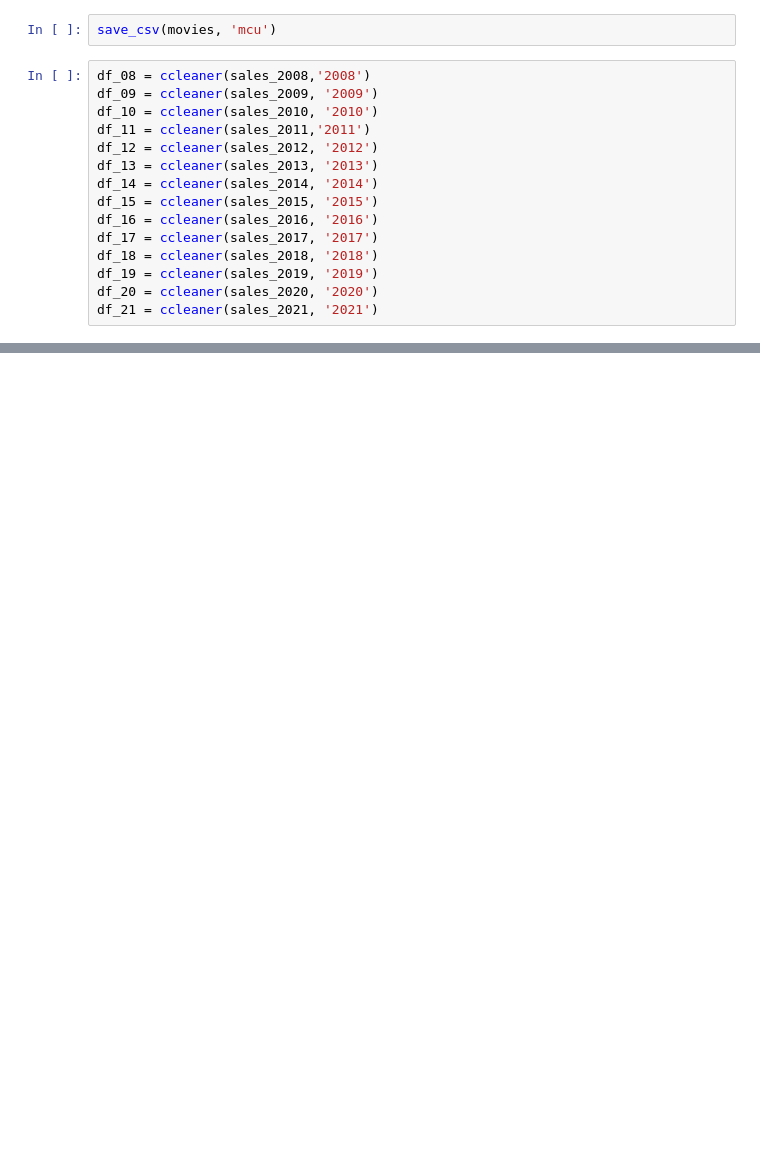
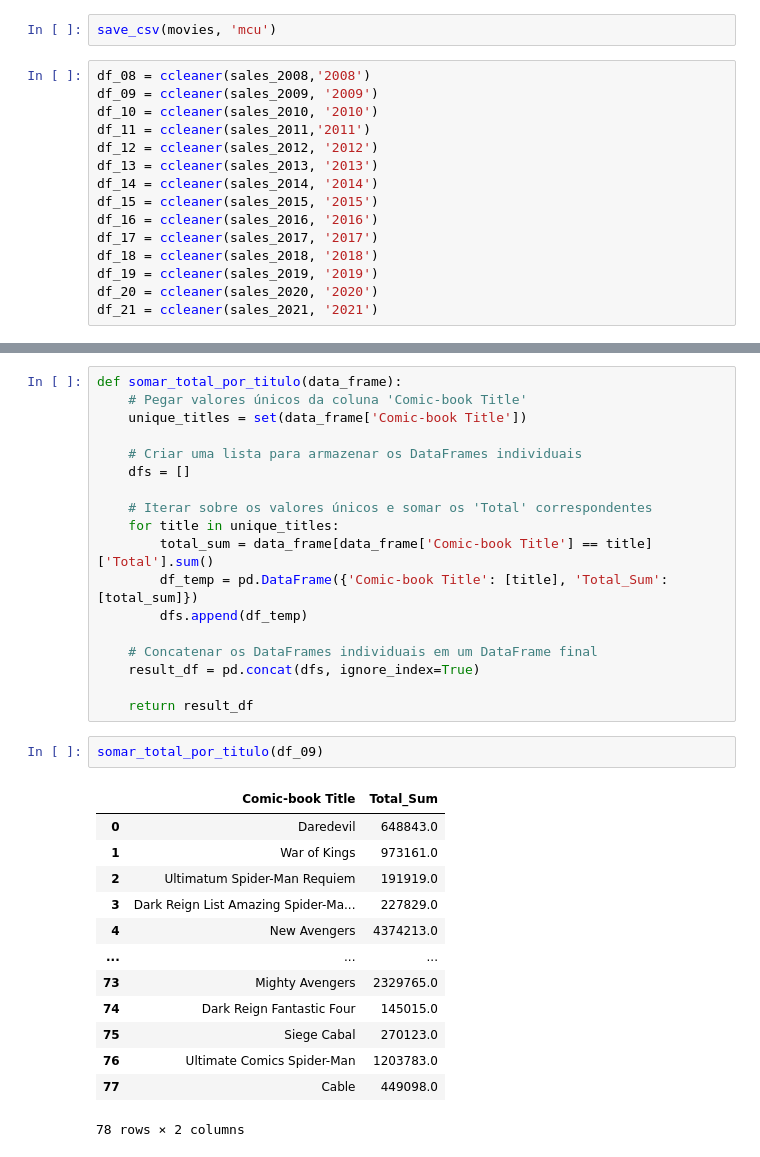
Before and after one commit to leoolessa/Project-MCU, a Jupyter notebook: main.ipynb, the cells around one changed output, grey strips where cells are left out. Drawn from its saved outputs; the diff is of its cells as text; blank space fills up the shorter version.

```diff
--- a/main.ipynb
+++ b/main.ipynb
@@ -188,0 +160,34 @@ marvel
+# %%
+def somar_total_por_titulo(data_frame):
+    # Pegar valores únicos da coluna 'Comic-book Title'
+    unique_titles = set(data_frame['Comic-book Title'])
+
+    # Criar uma lista para armazenar os DataFrames individuais
+    dfs = []
+
+    # Iterar sobre os valores únicos e somar os 'Total' correspondentes
+    for title in unique_titles:
+        total_sum = data_frame[data_frame['Comic-book Title'] == title]['Total'].sum()
+        df_temp = pd.DataFrame({'Comic-book Title': [title], 'Total_Sum': [total_sum]})
+        dfs.append(df_temp)
+
+    # Concatenar os DataFrames individuais em um DataFrame final
+    result_df = pd.concat(dfs, ignore_index=True)
+
+    return result_df
+# %%
+somar_total_por_titulo(df_09)
+# %% [output]
+|  | Comic-book Title | Total_Sum |
+| 0 | Daredevil | 648843.0 |
+| 1 | War of Kings | 973161.0 |
+| 2 | Ultimatum Spider-Man Requiem | 191919.0 |
+| 3 | Dark Reign List Amazing Spider-Ma... | 227829.0 |
+| 4 | New Avengers | 4374213.0 |
+| ... | ... | ... |
+| 73 | Mighty Avengers | 2329765.0 |
+| 74 | Dark Reign Fantastic Four | 145015.0 |
+| 75 | Siege Cabal | 270123.0 |
+| 76 | Ultimate Comics Spider-Man | 1203783.0 |
+| 77 | Cable | 449098.0 |
+78 rows × 2 columns
```
Also changed, not shown: parts of 11 cells of this notebook, 1 other file.
